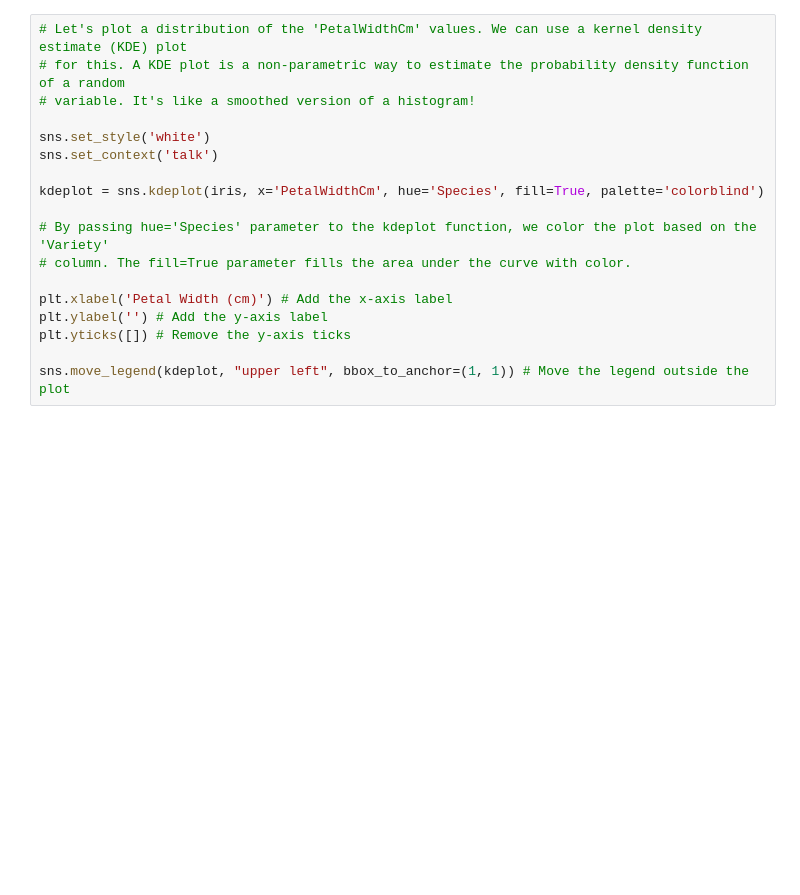
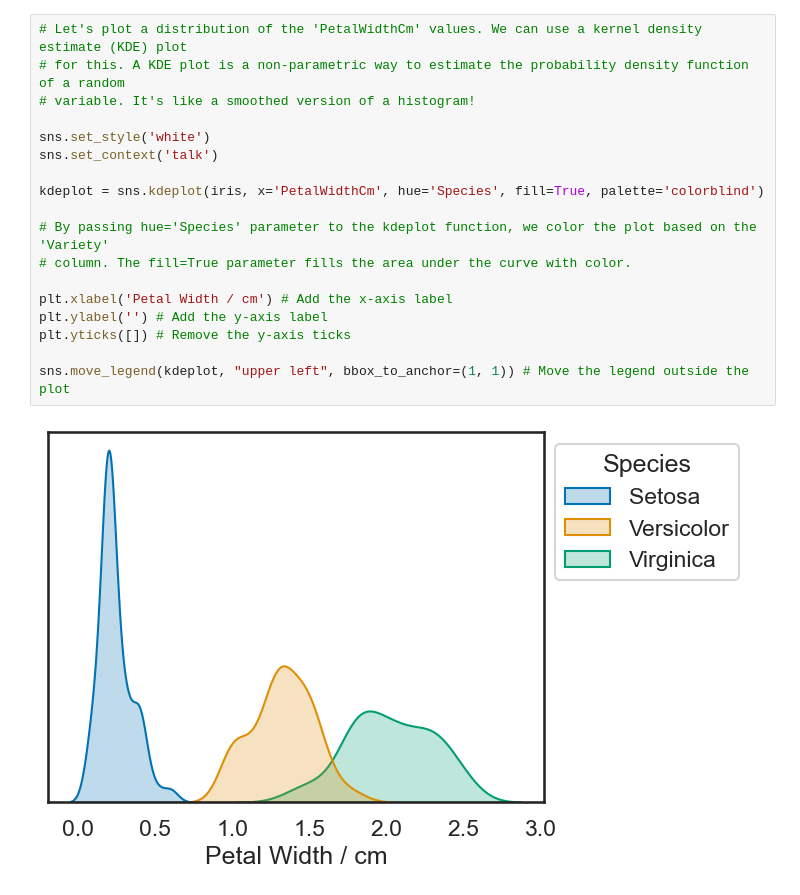
Before and after one commit to hubertrybka/pum-24, a Jupyter notebook: seaborn_intro.ipynb, the cells around one changed output. Drawn from its saved outputs; the diff is of its cells as text; blank space fills up the shorter version.

```diff
--- a/seaborn_intro.ipynb
+++ b/seaborn_intro.ipynb
@@ -66,21 +91,23 @@ plt.xlabel('Sepal Width (cm)') # Add the x-axis label
 # %%
 # Let's plot a distribution of the 'PetalWidthCm' values. We can use a kernel density estimate (KDE) plot
 # for this. A KDE plot is a non-parametric way to estimate the probability density function of a random
 # variable. It's like a smoothed version of a histogram!
 
 sns.set_style('white')
 sns.set_context('talk')
 
 kdeplot = sns.kdeplot(iris, x='PetalWidthCm', hue='Species', fill=True, palette='colorblind')
 
 # By passing hue='Species' parameter to the kdeplot function, we color the plot based on the 'Variety'
 # column. The fill=True parameter fills the area under the curve with color.
 
-plt.xlabel('Petal Width (cm)') # Add the x-axis label
+plt.xlabel('Petal Width / cm') # Add the x-axis label
 plt.ylabel('') # Add the y-axis label
 plt.yticks([]) # Remove the y-axis ticks
 
 sns.move_legend(kdeplot, "upper left", bbox_to_anchor=(1, 1)) # Move the legend outside the plot
+# %% [output]
+[figure, added]
 # %%
 # A pairplot is a great way to explore and visualize relationships between variables in a dataset.
 # It creates a matrix of axes and shows the relationship for each pair of columns in a DataFrame.
```
Also changed, not shown: parts of 7 cells of this notebook.
